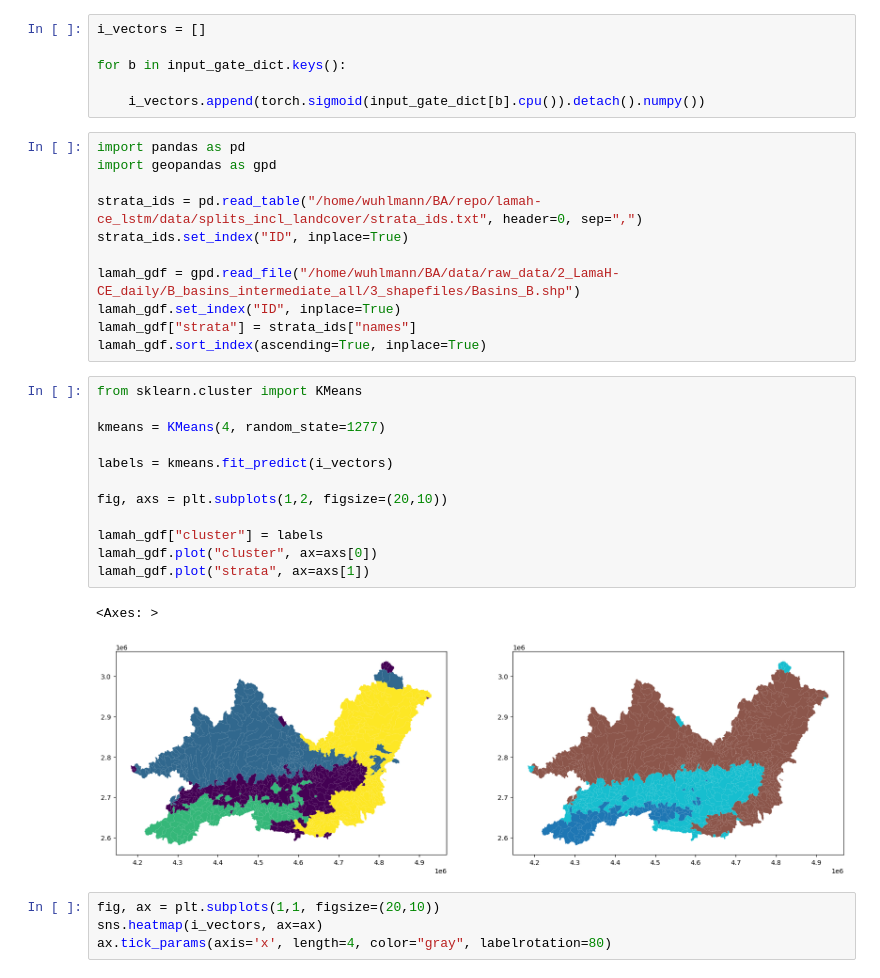
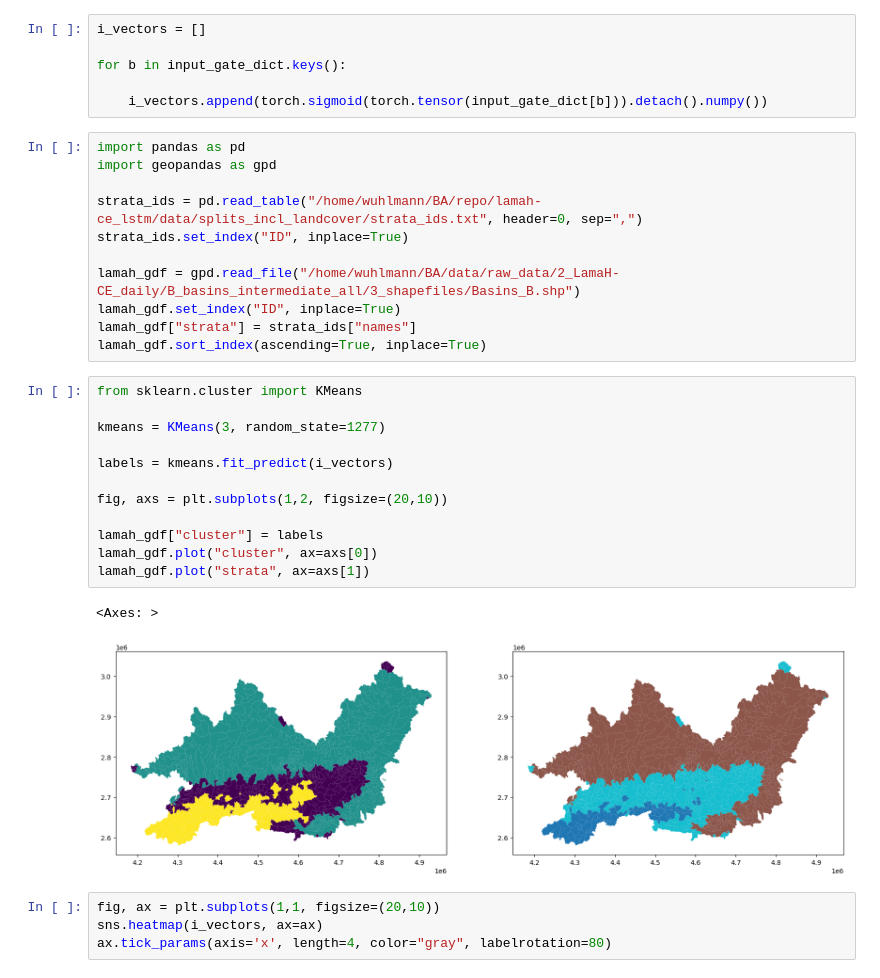
Before and after one commit to tripleUU-U/lamah-ce_lstm, a Jupyter notebook: analysis/evaluation/model_Inspection.ipynb, the cells around one changed output. Drawn from its saved outputs; the diff is of its cells as text.

```diff
--- a/analysis/evaluation/model_Inspection.ipynb
+++ b/analysis/evaluation/model_Inspection.ipynb
@@ -115,7 +92,7 @@ i_vectors = []
 
 for b in input_gate_dict.keys():
 
-	i_vectors.append(torch.sigmoid(input_gate_dict[b].cpu()).detach().numpy())
+	i_vectors.append(torch.sigmoid(torch.tensor(input_gate_dict[b])).detach().numpy())
 # %%
 import pandas as pd
 import geopandas as gpd
@@ -130,18 +107,18 @@ lamah_gdf.sort_index(ascending=True, inplace=True)
 # %%
 from sklearn.cluster import KMeans
 
-kmeans = KMeans(4, random_state=1277)
+kmeans = KMeans(3, random_state=1277)
 
 labels = kmeans.fit_predict(i_vectors)
 
 fig, axs = plt.subplots(1,2, figsize=(20,10))
 
 lamah_gdf["cluster"] = labels
 lamah_gdf.plot("cluster", ax=axs[0])
 lamah_gdf.plot("strata", ax=axs[1])
 # %% [output]
 <Axes: >
-[figure, old version]
+[figure, new version]
 # %%
 fig, ax = plt.subplots(1,1, figsize=(20,10))
 sns.heatmap(i_vectors, ax=ax)
```
Also changed, not shown: parts of 5 cells of this notebook, 10 other files.
